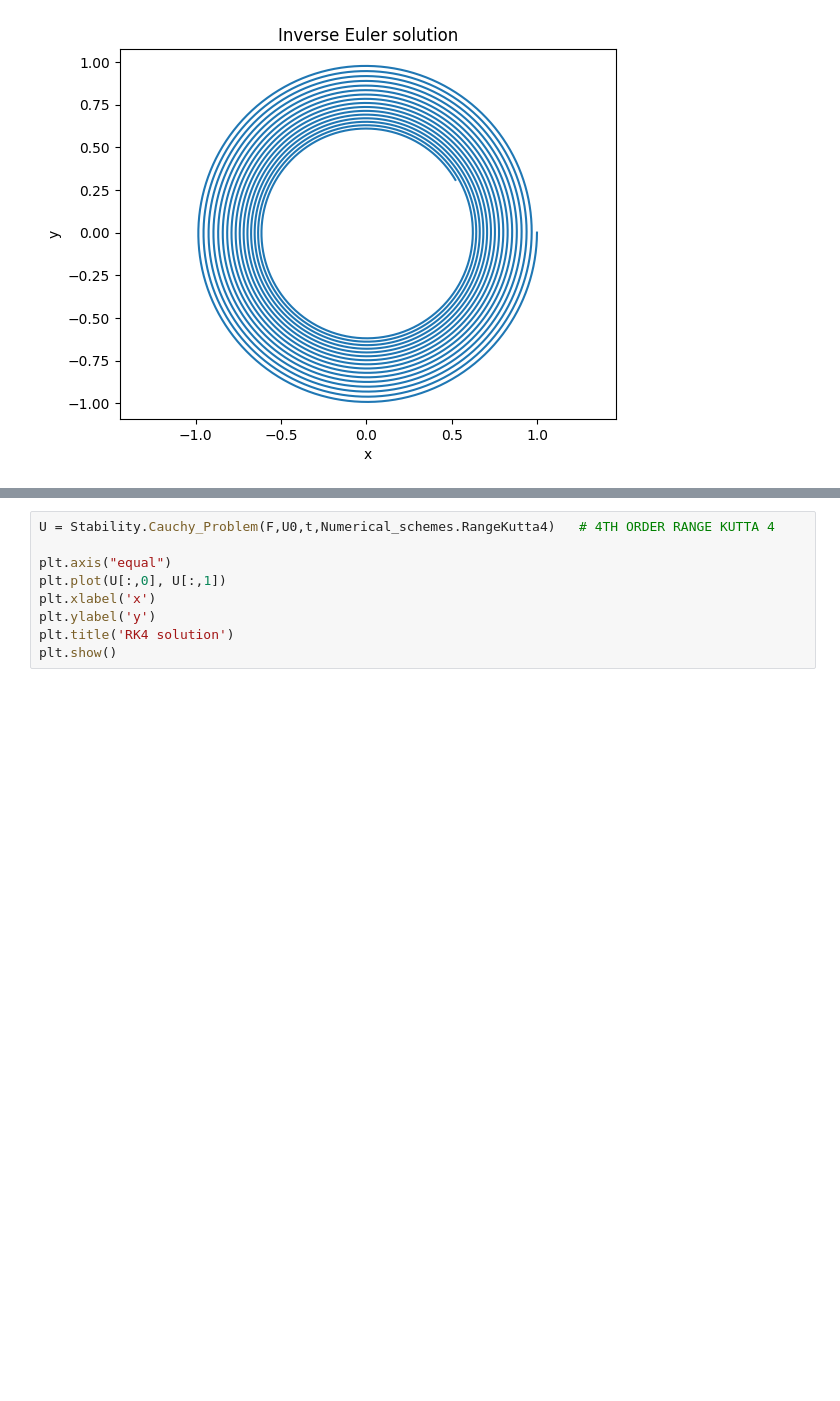
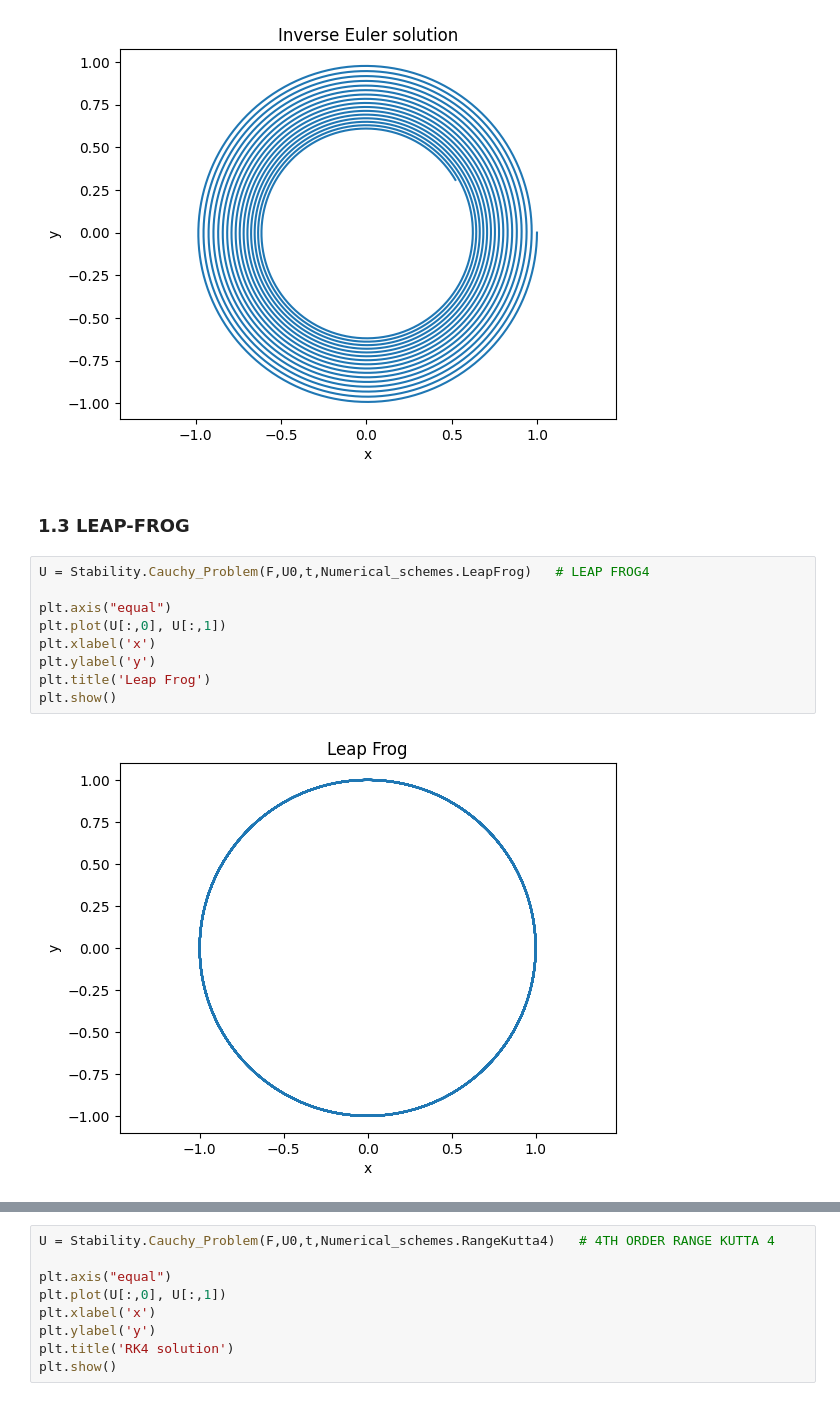
Before and after one commit to mateoopl/MUSE_AM1, a Jupyter notebook: MILESTONES/Milestone4.ipynb, the cells around one changed output, grey strips where cells are left out. Saved outputs shown, nothing was run; the diff lists cells and outputs as text; blank space fills up the shorter version.

Commit message:
Added LEap-Frog to Numerical_schemes.ipynb and Milestone4.ipynb. Changed Cauchy problem on Stability.ipynb for Leap Frog integration.

```diff
--- a/MILESTONES/Milestone4.ipynb
+++ b/MILESTONES/Milestone4.ipynb
@@ -47,3 +51,16 @@ plt.title('Inverse Euler solution')
 plt.show()
 # %% [output]
 [figure]
+# %% [markdown]
+### 1.3 LEAP-FROG
+# %%
+U = Stability.Cauchy_Problem(F,U0,t,Numerical_schemes.LeapFrog)   # LEAP FROG4
+
+plt.axis("equal")
+plt.plot(U[:,0], U[:,1])
+plt.xlabel('x')
+plt.ylabel('y')
+plt.title('Leap Frog')
+plt.show()
+# %% [output]
+[figure, added]
```
Also changed, not shown: parts of 9 cells of this notebook, 2 other files.
